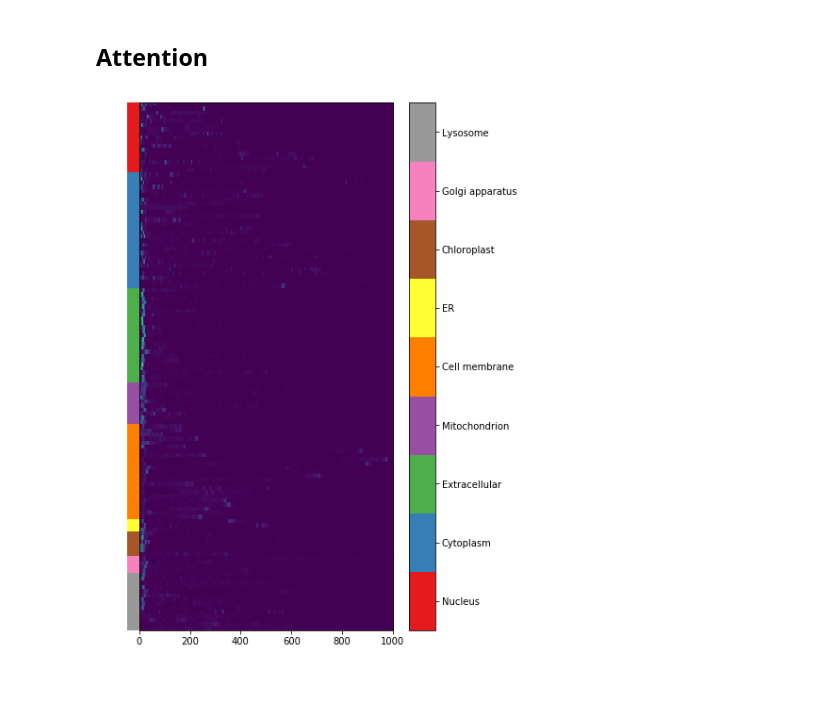
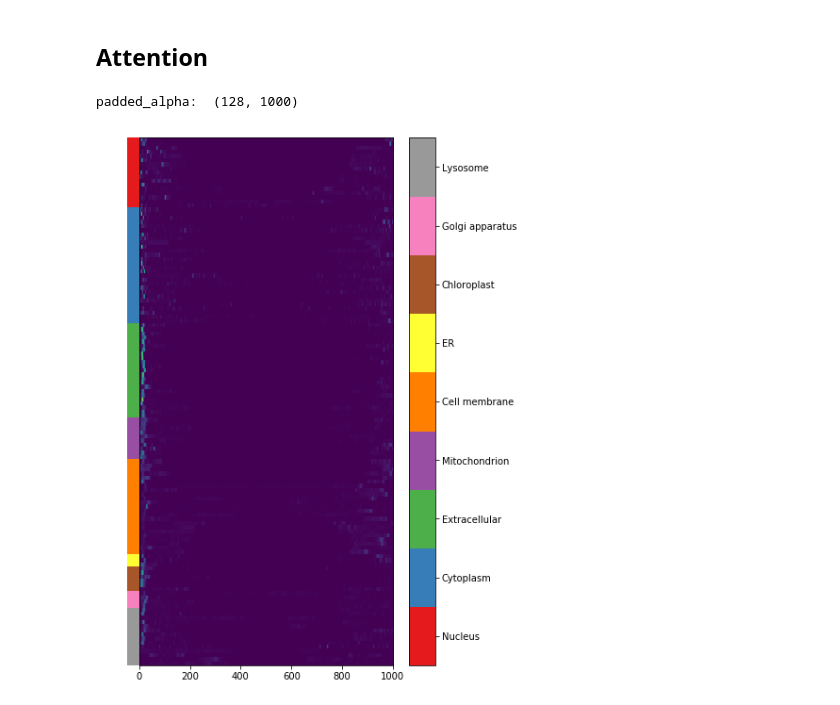
Before and after one commit to mikkelbrusen/embeddings-in-ppt, a Jupyter notebook: notebooks/Results.ipynb, the cells around one changed output. Cells and saved outputs as stored; diff of their text form; code cells hidden in the pictures.

Commit message:
added padding to attention

```diff
--- a/notebooks/Results.ipynb
+++ b/notebooks/Results.ipynb
@@ -161,20 +161,43 @@ plt.xlabel('Predicted location');
 [figure]
 # %% [markdown]
 ## Attention
+# %%
+padded_alphas = np.empty([128,1000])
+
+for i, seq_length in enumerate(seq_lengths):
+
+    seq_length = int(seq_length)
+    padding = 1000 - seq_length
+    first_part = alphas[i][0:seq_length//2]
+    second_part = alphas[i][seq_length//2:seq_length]
+    padding = np.zeros(padding)
+    combined = np.concatenate((first_part, padding, second_part))
+    padded_alphas[i] = combined
+
+    #if(i<7):
+    #    print("seq_len: ", seq_length)
+    #    print("first_part: ", len(first_part))
+    #    print("second_part: ", len(second_part))
+    #    print("padding: ", padding.shape)
+    #    print("combined: ", combined.shape)
+    #    print("---")
+print("padded_alpha: ", padded_alphas.shape)
+# %% [output]
+padded_alpha:  (128, 1000)
 # %%
 sort_ind = np.argsort(targets)
-alphas_1 = alphas[:,:][sort_ind]
+alphas_1 = padded_alphas[sort_ind]
 f, (ax1, ax2) = plt.subplots(1, 2, figsize=(15,15));
 labels_plot = ax1.imshow(targets[sort_ind].reshape(128,1),cmap=plt.get_cmap('Set1'))
 ax1.set_aspect(0.3)
 ax1.set_axis_off()
 cb = plt.colorbar(labels_plot)
 labels = np.arange(0,10,1)
 loc = labels + .5
 cb.set_ticks(loc)
 cb.set_ticklabels(classes)
 att_plot = ax2.imshow(alphas_1, aspect='auto')
 ax2.yaxis.set_visible(False)
 plt.tight_layout(pad=25, w_pad=0.5, h_pad=1.0)
 # %% [output]
-[figure, old version]
+[figure, new version]
```
Also changed, not shown: parts of 5 cells of this notebook.
